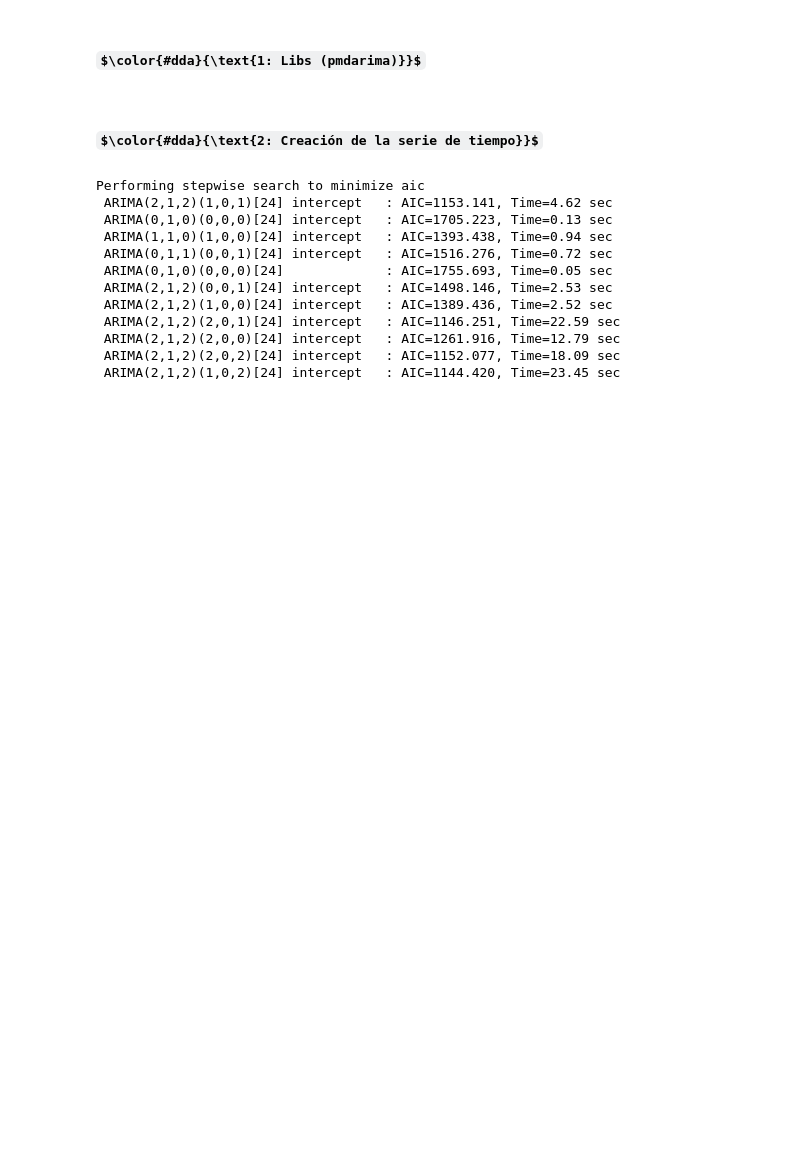
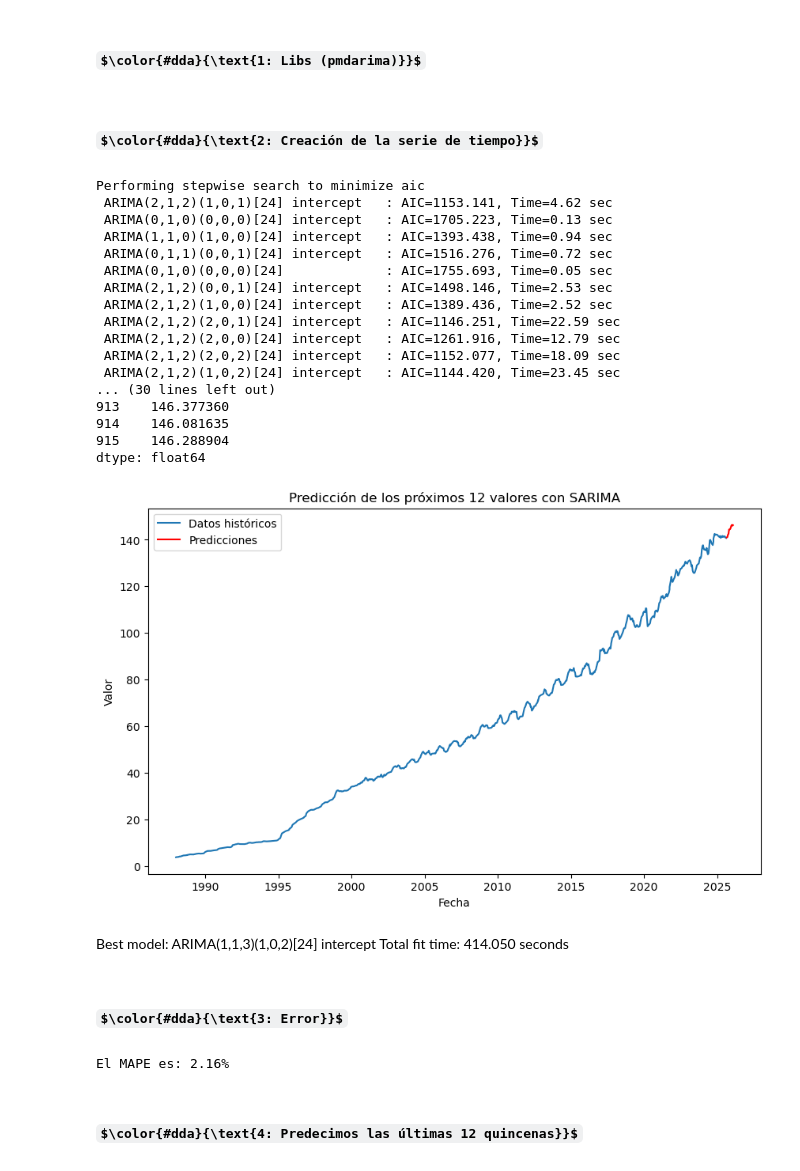
Before and after one commit to cheve17/Proyecto-SARIMA-INEGI-API-, a Jupyter notebook: SARIMA.ipynb, the cells around one changed output. Cells and saved outputs as stored; diff of their text form; code cells hidden in the pictures; some formulas as TeX source; blank space fills up the shorter version.

```diff
--- a/SARIMA.ipynb
+++ b/SARIMA.ipynb
@@ -22,41 +22,71 @@ fig = px.line(df, x='TIME_PERIOD', y='OBS_VALUE', title='Índice nacional de pre
 
 fig.show()
 # %%
+# Asegúrate de que la columna 'OBS_VALUE' tiene los valores numéricos
+df['OBS_VALUE'] = pd.to_numeric(df['OBS_VALUE'], errors='coerce')
+
 # Establecer la columna de fecha como índice
 df.set_index('TIME_PERIOD', inplace=True)
 
-# Crear el modelo SARIMA con pmdarima (Auto ARIMA)
-model = pm.auto_arima(df['OBS_VALUE'], seasonal=True, m=24,
+# Asegurar que los datos tengan una frecuencia de quincenal (2 semanas)
+df = df.resample('2W').interpolate(method='linear')  # Resample a quincenal y llena con interpolación lineal
+
+# Ahora crear el modelo SARIMA con pmdarima (Auto ARIMA)
+model = pm.auto_arima(df['OBS_VALUE'], seasonal=True, m=24,  # m=26 para la periodicidad quincenal (2 semanas)
                       stepwise=True, trace=True)
 
 # Ajustar el modelo
 model.fit(df['OBS_VALUE'])
 
 # Hacer la predicción para las próximas 12 quincenas
 forecast = model.predict(n_periods=12)
 
 # Mostrar las predicciones
 print(forecast)
 
 # Graficar los resultados
 plt.figure(figsize=(10, 6))
 plt.plot(df.index, df['OBS_VALUE'], label='Datos históricos')
 plt.plot(pd.date_range(df.index[-1], periods=13, freq='2W')[1:], forecast, label='Predicciones', color='red')
 plt.title('Predicción de los próximos 12 valores con SARIMA')
 plt.xlabel('Fecha')
 plt.ylabel('Valor')
 plt.legend()
 plt.show()
 # %% [output]
 Performing stepwise search to minimize aic
  ARIMA(2,1,2)(1,0,1)[24] intercept   : AIC=1153.141, Time=4.62 sec
  ARIMA(0,1,0)(0,0,0)[24] intercept   : AIC=1705.223, Time=0.13 sec
  ARIMA(1,1,0)(1,0,0)[24] intercept   : AIC=1393.438, Time=0.94 sec
  ARIMA(0,1,1)(0,0,1)[24] intercept   : AIC=1516.276, Time=0.72 sec
  ARIMA(0,1,0)(0,0,0)[24]             : AIC=1755.693, Time=0.05 sec
  ARIMA(2,1,2)(0,0,1)[24] intercept   : AIC=1498.146, Time=2.53 sec
  ARIMA(2,1,2)(1,0,0)[24] intercept   : AIC=1389.436, Time=2.52 sec
  ARIMA(2,1,2)(2,0,1)[24] intercept   : AIC=1146.251, Time=22.59 sec
  ARIMA(2,1,2)(2,0,0)[24] intercept   : AIC=1261.916, Time=12.79 sec
  ARIMA(2,1,2)(2,0,2)[24] intercept   : AIC=1152.077, Time=18.09 sec
  ARIMA(2,1,2)(1,0,2)[24] intercept   : AIC=1144.420, Time=23.45 sec
+... (30 lines left out)
+913    146.377360
+914    146.081635
+915    146.288904
+dtype: float64
+[figure, added]
+# %% [markdown]
+Best model:  ARIMA(1,1,3)(1,0,2)[24] intercept
+Total fit time: 414.050 seconds
+# %% [markdown]
+## $\color{#dda}{\text{3: Error}}$
+# %%
+actual = df['OBS_VALUE'][-12:].values  # Los últimos 12 valores reales
+forecast = model.predict(n_periods=12)  # Las predicciones para los próximos 12 períodos
+
+# Calcular MAPE
+mape = np.mean(np.abs((actual - forecast) / actual)) * 100
+
+# Mostrar el MAPE
+print(f"El MAPE es: {mape:.2f}%")
+# %% [output]
+El MAPE es: 2.16%
+# %% [markdown]
+## $\color{#dda}{\text{4: Predecimos las últimas 12 quincenas}}$
```
Also changed, not shown: parts of 1 cell of this notebook.
